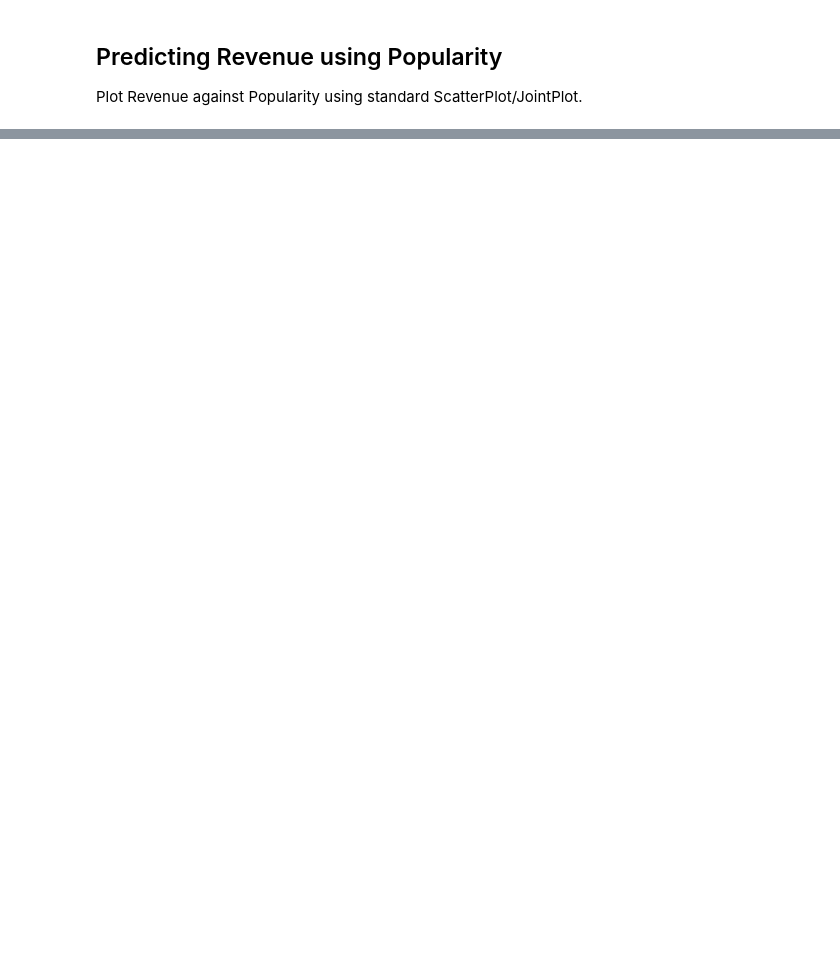
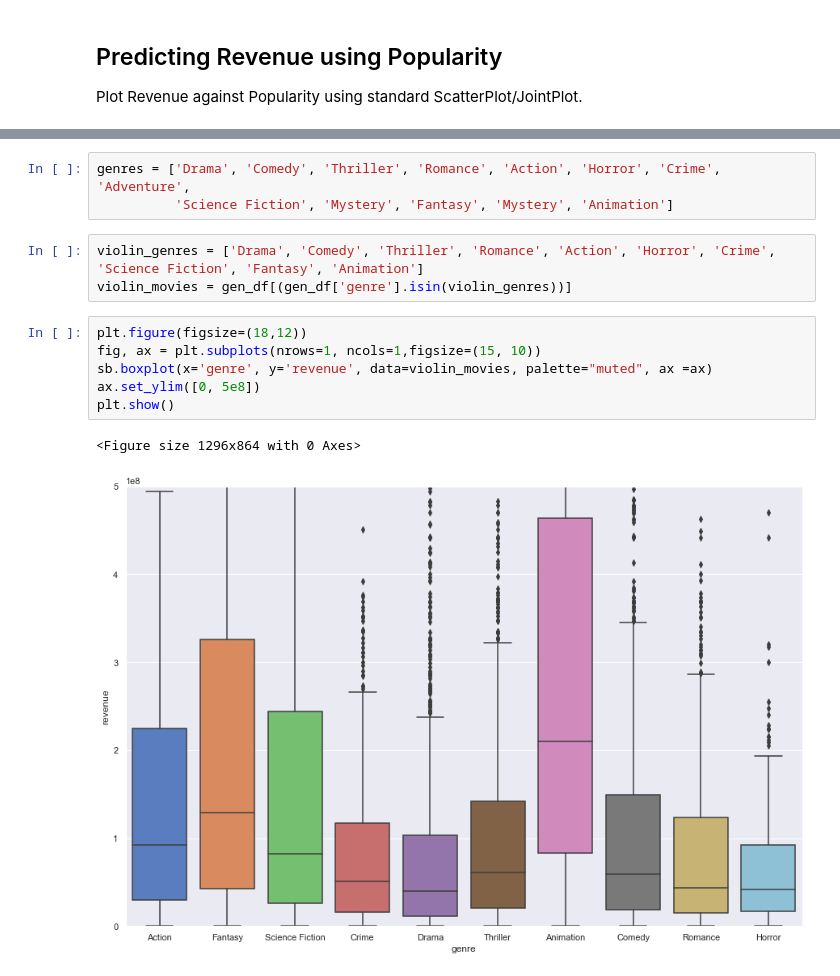
Before and after one commit to johnewong/CZ1115-MovieRevenuePrediction, a Jupyter notebook: MainFlow - XZY.ipynb, the cells around one changed output, grey strips where cells are left out. Drawn from its saved outputs; the diff is of its cells as text; blank space fills up the shorter version.

```diff
--- a/MainFlow - XZY.ipynb
+++ b/MainFlow - XZY.ipynb
@@ -386,0 +409,15 @@ ValueError: malformed node or string: ['Action', 'Adventure', 'Fantasy', 'Scienc
+# %%
+genres = ['Drama', 'Comedy', 'Thriller', 'Romance', 'Action', 'Horror', 'Crime', 'Adventure',
+          'Science Fiction', 'Mystery', 'Fantasy', 'Mystery', 'Animation']
+# %%
+violin_genres = ['Drama', 'Comedy', 'Thriller', 'Romance', 'Action', 'Horror', 'Crime', 'Science Fiction', 'Fantasy', 'Animation']
+violin_movies = gen_df[(gen_df['genre'].isin(violin_genres))]
+# %%
+plt.figure(figsize=(18,12))
+fig, ax = plt.subplots(nrows=1, ncols=1,figsize=(15, 10))
+sb.boxplot(x='genre', y='revenue', data=violin_movies, palette="muted", ax =ax)
+ax.set_ylim([0, 5e8])
+plt.show()
+# %% [output]
+<Figure size 1296x864 with 0 Axes>
+[figure, added]
```
Also changed, not shown: parts of 16 cells of this notebook.
